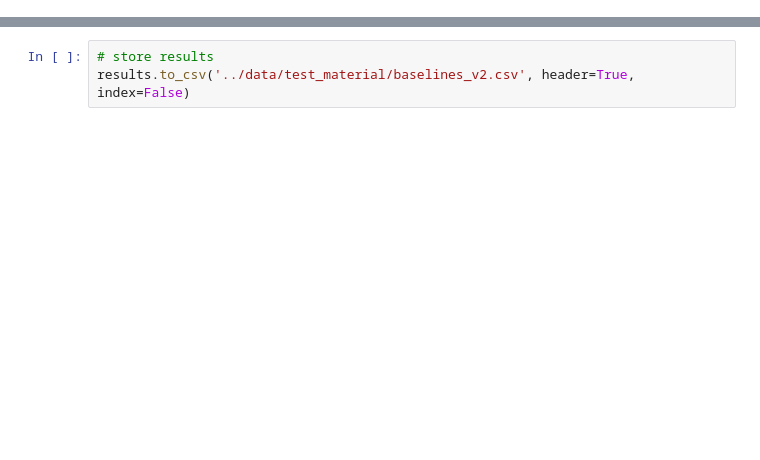
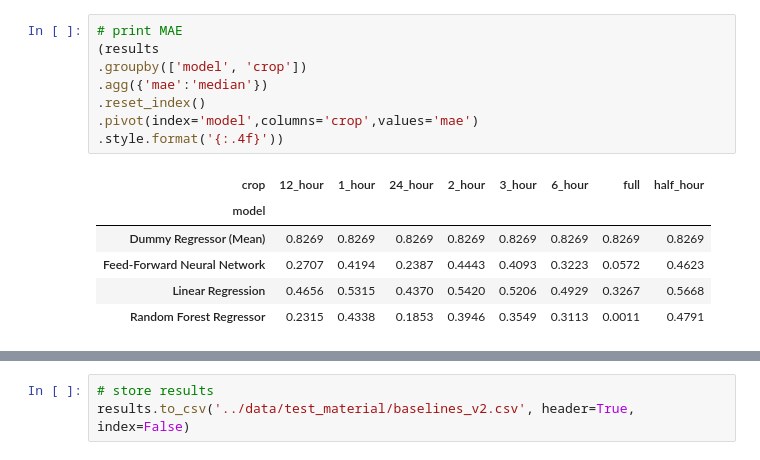
Before and after one commit to remo48/ViralityPrediction, a Jupyter notebook: notebooks/baseline_classifiers_test.ipynb, the cells around one changed output, grey strips where cells are left out. Drawn from its saved outputs; the diff is of its cells as text; blank space fills up the shorter version.

```diff
--- a/notebooks/baseline_classifiers_test.ipynb
+++ b/notebooks/baseline_classifiers_test.ipynb
@@ -137,0 +154,15 @@ preds[1]
+# %%
+# print MAE
+(results
+.groupby(['model', 'crop'])
+.agg({'mae':'median'})
+.reset_index()
+.pivot(index='model',columns='crop',values='mae')
+.style.format('{:.4f}'))
+# %% [output]
+| crop | 12_hour | 1_hour | 24_hour | 2_hour | 3_hour | 6_hour | full | half_hour |
+| model |  |  |  |  |  |  |  |  |
+| Dummy Regressor (Mean) | 0.8269 | 0.8269 | 0.8269 | 0.8269 | 0.8269 | 0.8269 | 0.8269 | 0.8269 |
+| Feed-Forward Neural Network | 0.2707 | 0.4194 | 0.2387 | 0.4443 | 0.4093 | 0.3223 | 0.0572 | 0.4623 |
+| Linear Regression | 0.4656 | 0.5315 | 0.4370 | 0.5420 | 0.5206 | 0.4929 | 0.3267 | 0.5668 |
+| Random Forest Regressor | 0.2315 | 0.4338 | 0.1853 | 0.3946 | 0.3549 | 0.3113 | 0.0011 | 0.4791 |
```
Also changed, not shown: parts of 7 cells of this notebook, 10 other files.
